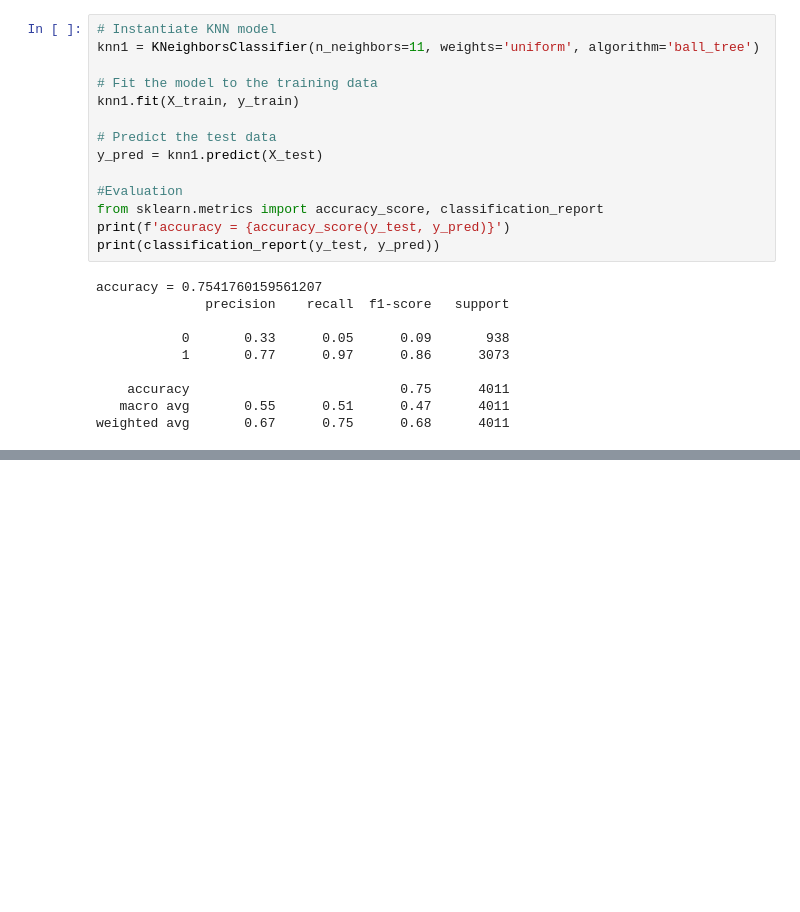
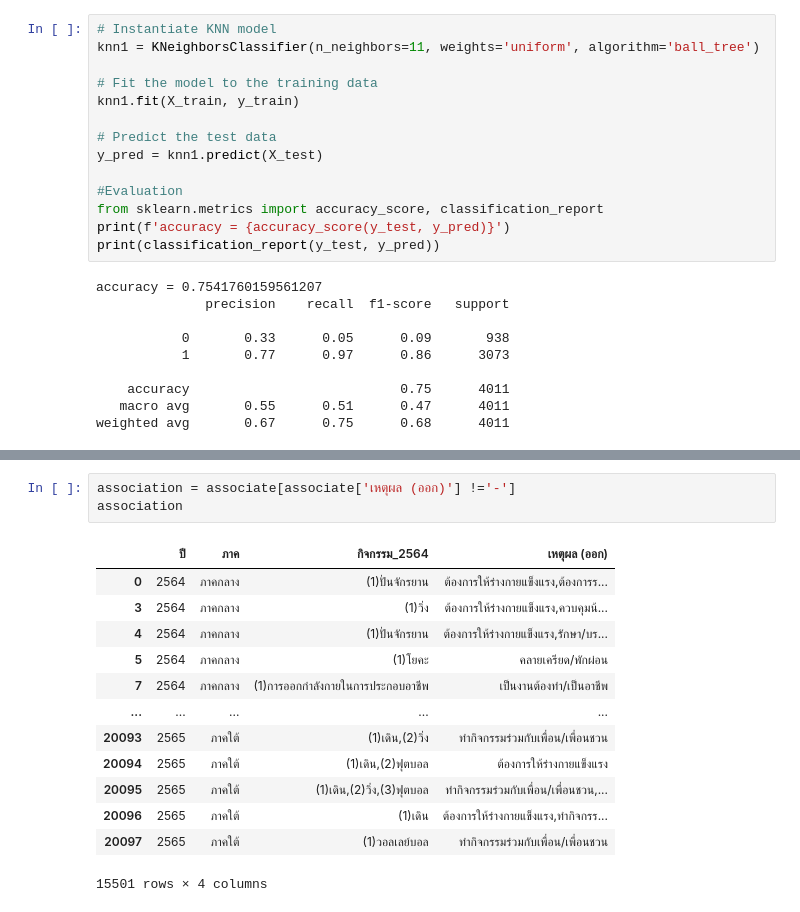
Before and after one commit to Tonry12/BSC_DPDM23, a Jupyter notebook: ex.ipynb, the cells around one changed output, grey strips where cells are left out. Saved outputs shown, nothing was run; the diff lists cells and outputs as text; blank space fills up the shorter version.

```diff
--- a/ex.ipynb
+++ b/ex.ipynb
@@ -546,0 +591,17 @@ weighted avg       0.67      0.75      0.68      4011
+# %%
+association = associate[associate['เหตุผล (ออก)'] !='-']
+association
+# %% [output]
+|  | ปี | ภาค | กิจกรรม_2564 | เหตุผล (ออก) |
+| 0 | 2564 | ภาคกลาง | (1)ปั่นจักรยาน | ต้องการให้ร่างกายแข็งแรง,ต้องการร... |
+| 3 | 2564 | ภาคกลาง | (1)วิ่ง | ต้องการให้ร่างกายแข็งแรง,ควบคุมน้... |
+| 4 | 2564 | ภาคกลาง | (1)ปั่นจักรยาน | ต้องการให้ร่างกายแข็งแรง,รักษา/บร... |
+| 5 | 2564 | ภาคกลาง | (1)โยคะ | คลายเครียด/พักผ่อน |
+| 7 | 2564 | ภาคกลาง | (1)การออกกำลังกายในการประกอบอาชีพ | เป็นงานต้องทำ/เป็นอาชีพ |
+| ... | ... | ... | ... | ... |
+| 20093 | 2565 | ภาคใต้ | (1)เดิน,(2)วิ่ง | ทำกิจกรรมร่วมกับเพื่อน/เพื่อนชวน |
+| 20094 | 2565 | ภาคใต้ | (1)เดิน,(2)ฟุตบอล | ต้องการให้ร่างกายแข็งแรง |
+| 20095 | 2565 | ภาคใต้ | (1)เดิน,(2)วิ่ง,(3)ฟุตบอล | ทำกิจกรรมร่วมกับเพื่อน/เพื่อนชวน,... |
+| 20096 | 2565 | ภาคใต้ | (1)เดิน | ต้องการให้ร่างกายแข็งแรง,ทำกิจกรร... |
+| 20097 | 2565 | ภาคใต้ | (1)วอลเลย์บอล | ทำกิจกรรมร่วมกับเพื่อน/เพื่อนชวน |
+15501 rows × 4 columns
```
Also changed, not shown: parts of 12 cells of this notebook.
